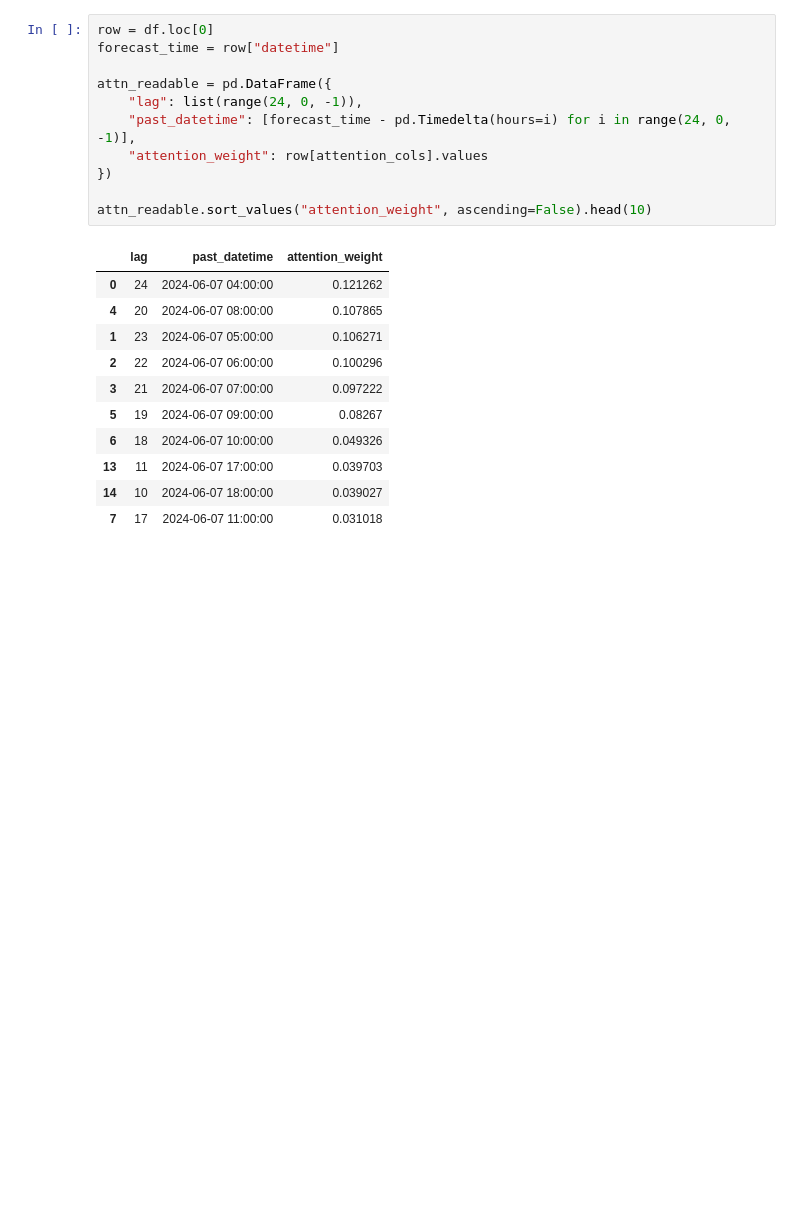
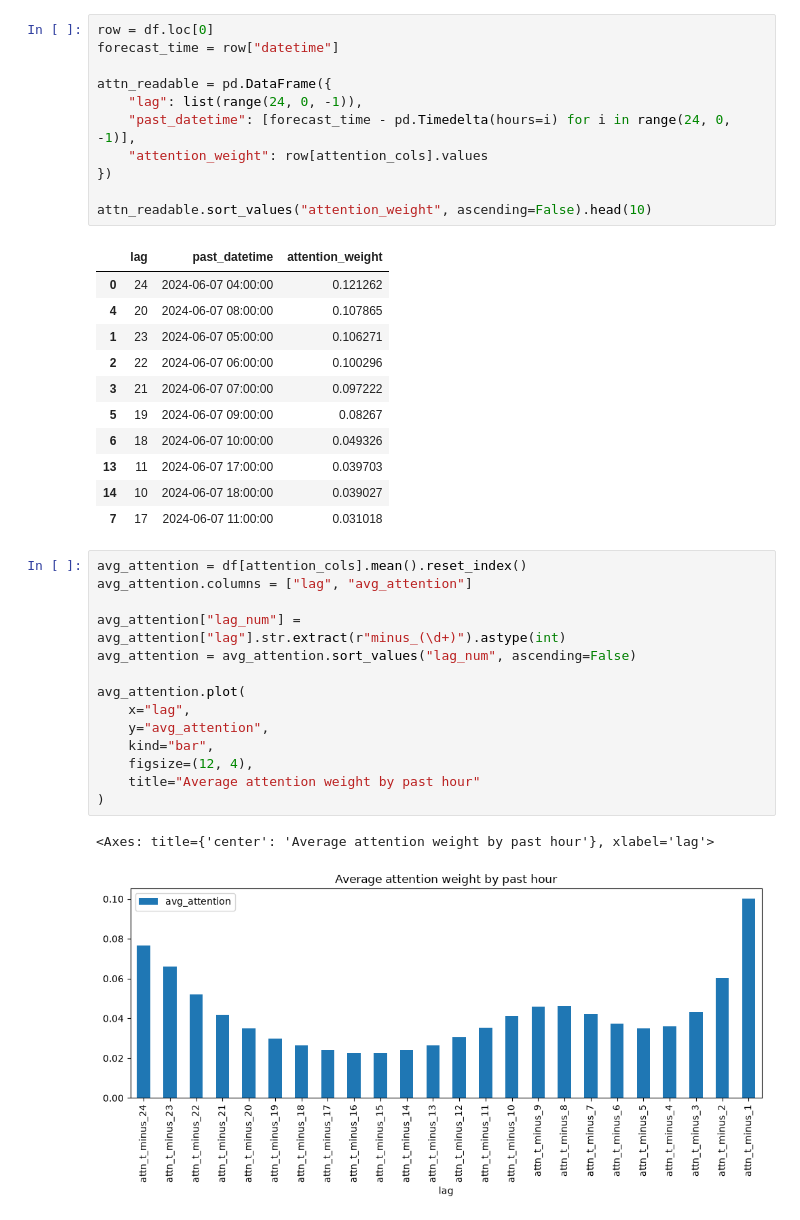
Before and after one commit to amandasbrn/hourlens-demand-attention, a Jupyter notebook: notebooks/attention_visualisation.ipynb, the cells around one changed output. Cells and saved outputs as stored; diff of their text form; blank space fills up the shorter version.

```diff
--- a/notebooks/attention_visualisation.ipynb
+++ b/notebooks/attention_visualisation.ipynb
@@ -52,3 +53,20 @@ attn_readable.sort_values("attention_weight", ascending=False).head(10)
 | 13 | 11 | 2024-06-07 17:00:00 | 0.039703 |
 | 14 | 10 | 2024-06-07 18:00:00 | 0.039027 |
 | 7 | 17 | 2024-06-07 11:00:00 | 0.031018 |
+# %%
+avg_attention = df[attention_cols].mean().reset_index()
+avg_attention.columns = ["lag", "avg_attention"]
+
+avg_attention["lag_num"] = avg_attention["lag"].str.extract(r"minus_(\d+)").astype(int)
+avg_attention = avg_attention.sort_values("lag_num", ascending=False)
+
+avg_attention.plot(
+    x="lag",
+    y="avg_attention",
+    kind="bar",
+    figsize=(12, 4),
+    title="Average attention weight by past hour"
+)
+# %% [output]
+<Axes: title={'center': 'Average attention weight by past hour'}, xlabel='lag'>
+[figure, added]
```
Also changed, not shown: parts of 1 cell of this notebook, 2 other files.
